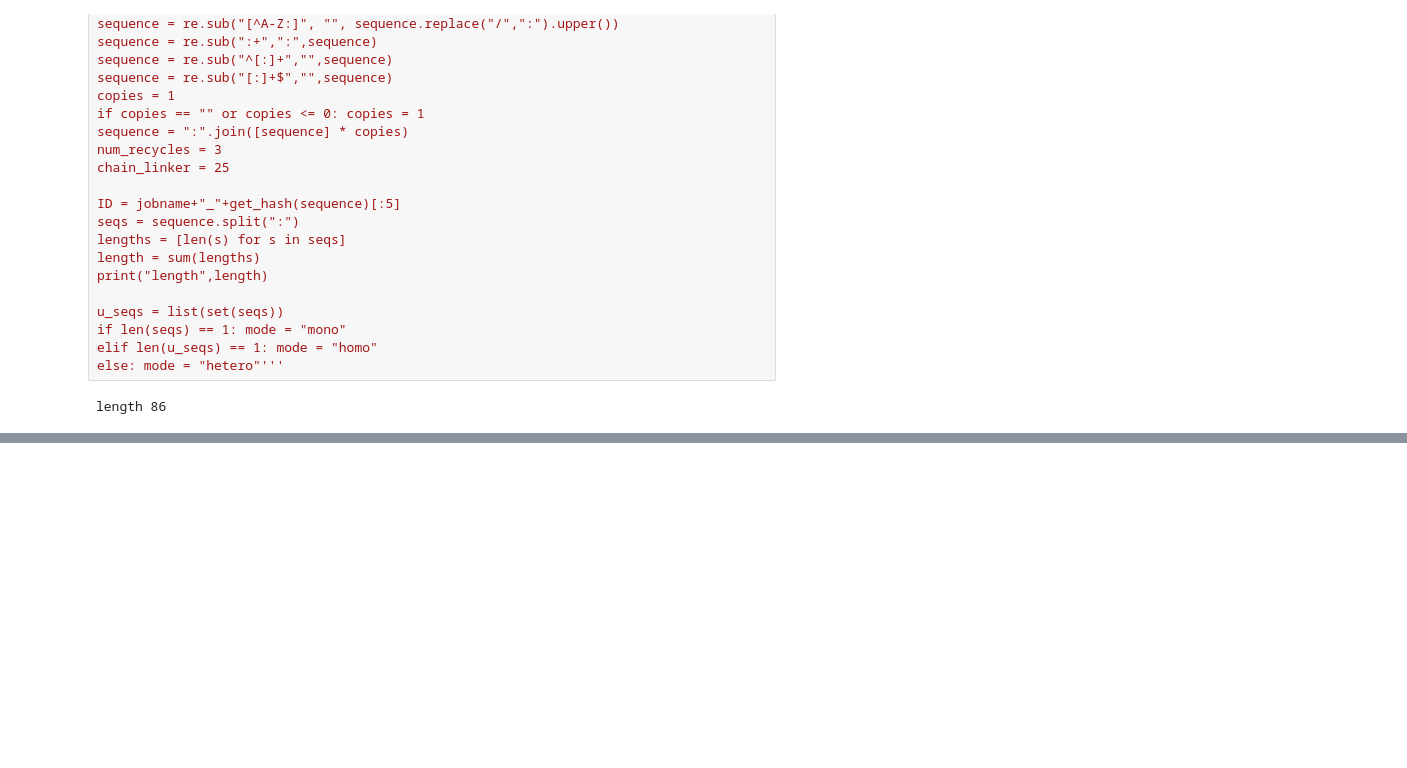
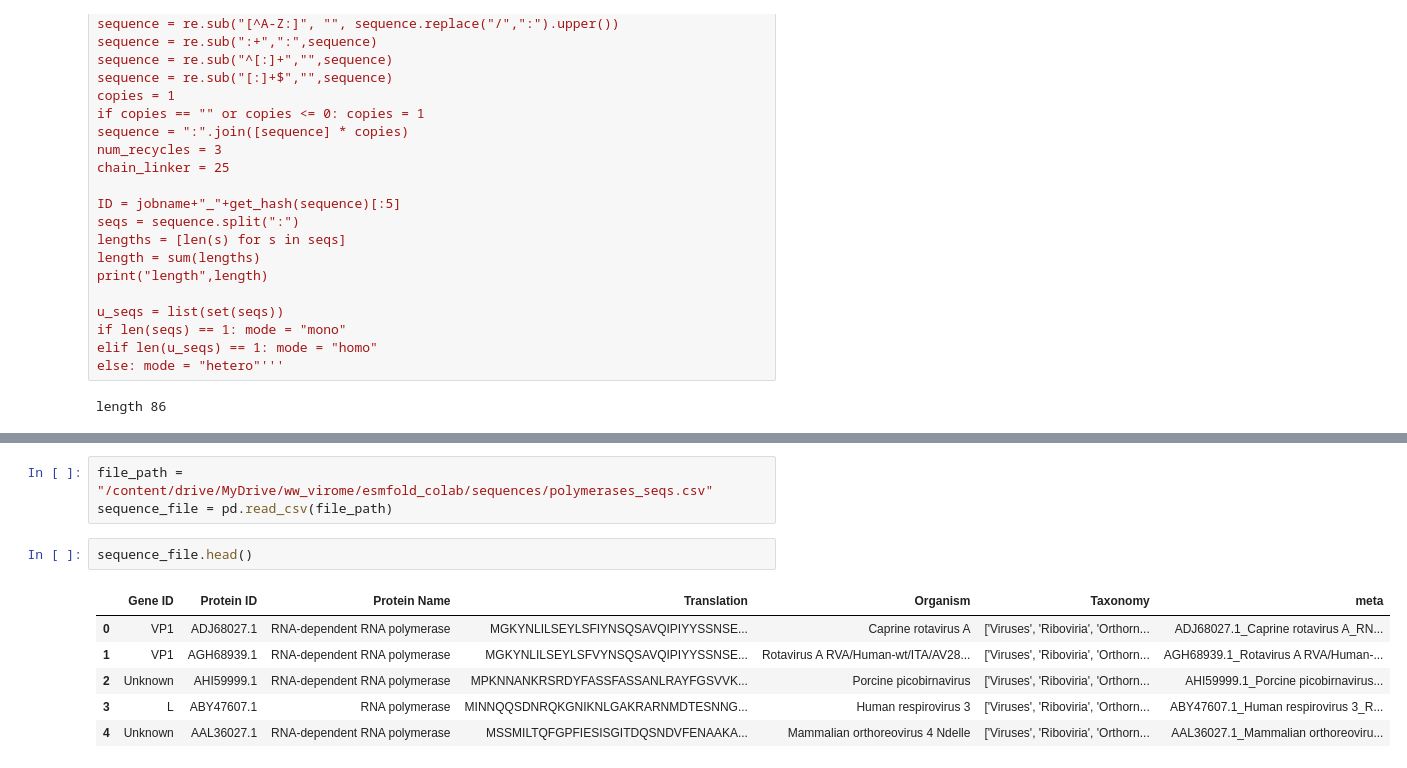
Before and after one commit to espickle1/esmfold_colabfold, a Jupyter notebook: ESMFold.ipynb, the cells around one changed output, grey strips where cells are left out. Drawn from its saved outputs; the diff is of its cells as text; blank space fills up the shorter version.

```diff
--- a/ESMFold.ipynb
+++ b/ESMFold.ipynb
@@ -168,0 +171,12 @@ sequence, ID, u_seqs = sequence_read(1)
+# %%
+file_path = "/content/drive/MyDrive/ww_virome/esmfold_colab/sequences/polymerases_seqs.csv"
+sequence_file = pd.read_csv(file_path)
+# %%
+sequence_file.head()
+# %% [output]
+|  | Gene ID | Protein ID | Protein Name | Translation | Organism | Taxonomy | meta |
+| 0 | VP1 | ADJ68027.1 | RNA-dependent RNA polymerase | MGKYNLILSEYLSFIYNSQSAVQIPIYYSSNSE... | Caprine rotavirus A | ['Viruses', 'Riboviria', 'Orthorn... | ADJ68027.1_Caprine rotavirus A_RN... |
+| 1 | VP1 | AGH68939.1 | RNA-dependent RNA polymerase | MGKYNLILSEYLSFVYNSQSAVQIPIYYSSNSE... | Rotavirus A RVA/Human-wt/ITA/AV28... | ['Viruses', 'Riboviria', 'Orthorn... | AGH68939.1_Rotavirus A RVA/Human-... |
+| 2 | Unknown | AHI59999.1 | RNA-dependent RNA polymerase | MPKNNANKRSRDYFASSFASSANLRAYFGSVVK... | Porcine picobirnavirus | ['Viruses', 'Riboviria', 'Orthorn... | AHI59999.1_Porcine picobirnavirus... |
+| 3 | L | ABY47607.1 | RNA polymerase | MINNQQSDNRQKGNIKNLGAKRARNMDTESNNG... | Human respirovirus 3 | ['Viruses', 'Riboviria', 'Orthorn... | ABY47607.1_Human respirovirus 3_R... |
+| 4 | Unknown | AAL36027.1 | RNA-dependent RNA polymerase | MSSMILTQFGPFIESISGITDQSNDVFENAAKA... | Mammalian orthoreovirus 4 Ndelle | ['Viruses', 'Riboviria', 'Orthorn... | AAL36027.1_Mammalian orthoreoviru... |
```
Also changed, not shown: parts of 11 cells of this notebook.
